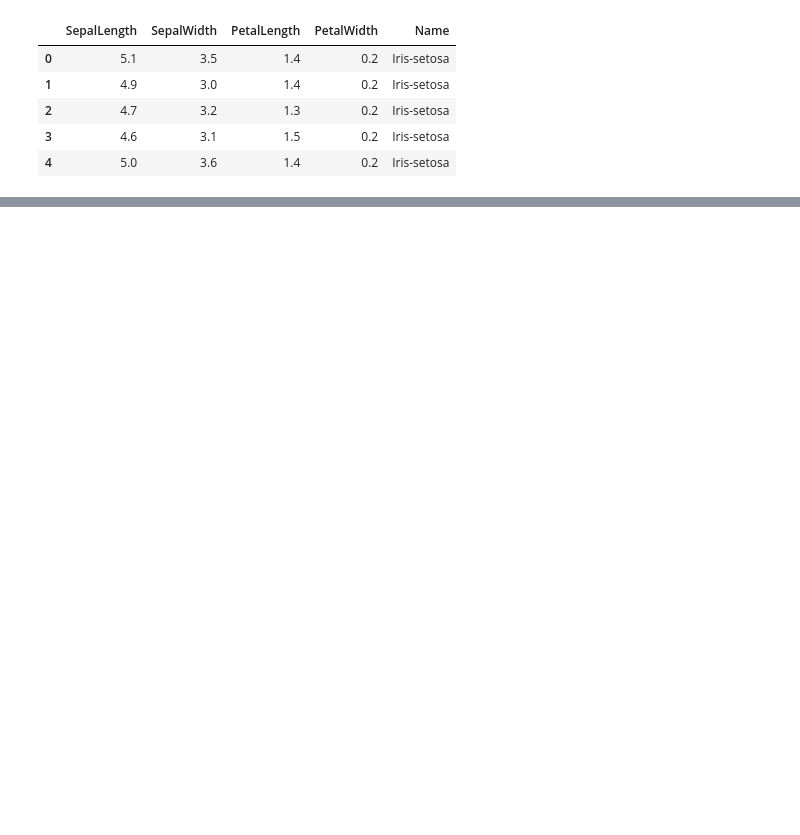
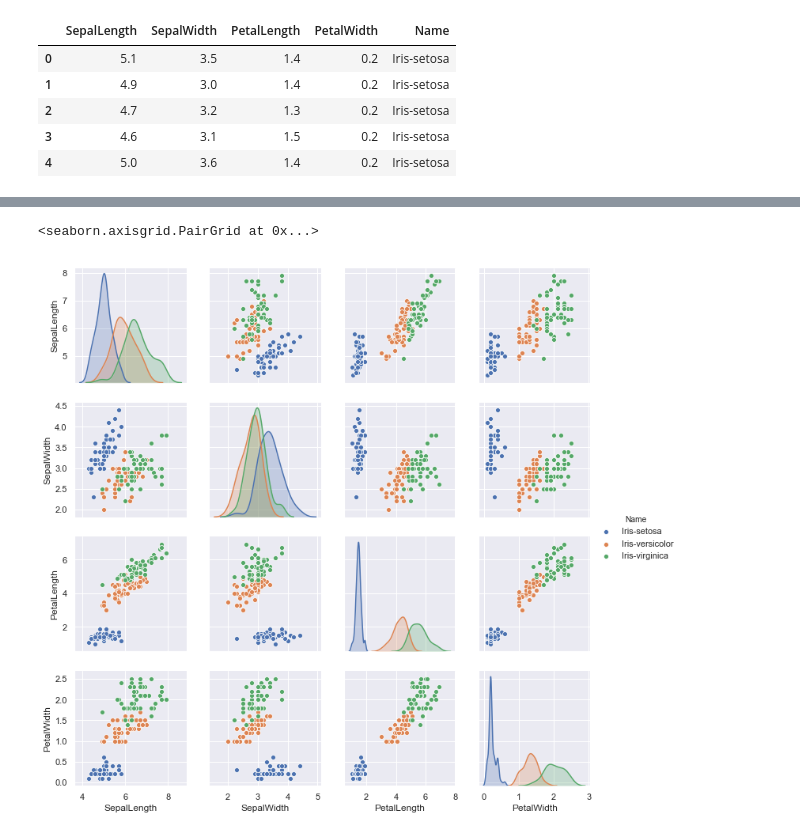
Before and after one commit to dineshdb/data-mining, a Jupyter notebook: notebooks/kNearestNeighbor.ipynb, the cells around one changed output, grey strips where cells are left out. Drawn from its saved outputs; the diff is of its cells as text; code cells hidden in the pictures; blank space fills up the shorter version.

```diff
--- a/notebooks/kNearestNeighbor.ipynb
+++ b/notebooks/kNearestNeighbor.ipynb
@@ -14,0 +42,7 @@ data.head()
+# %%
+# scatter plot
+sns.set()
+sns.pairplot(data[['SepalLength', 'SepalWidth', 'PetalLength', 'PetalWidth', 'Name']], hue="Name", diag_kind="kde")
+# %% [output]
+<seaborn.axisgrid.PairGrid at 0x...>
+[figure, added]
```
Also changed, not shown: parts of 21 cells of this notebook.
